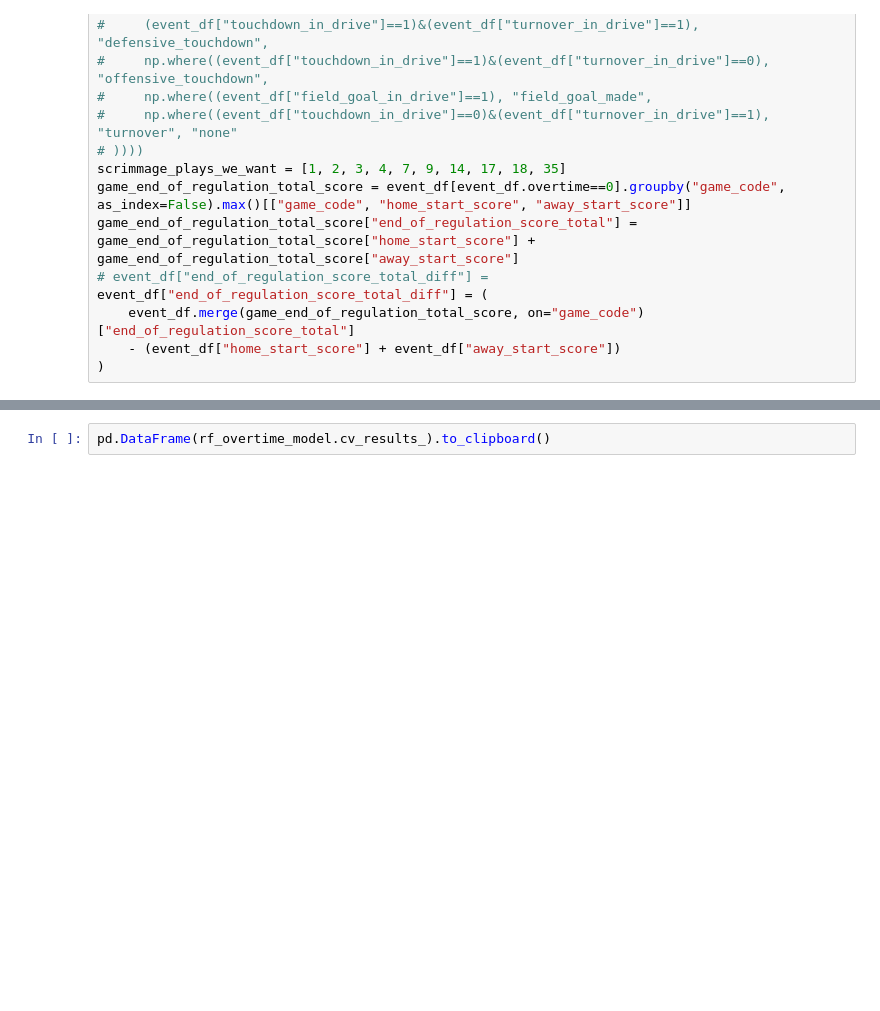
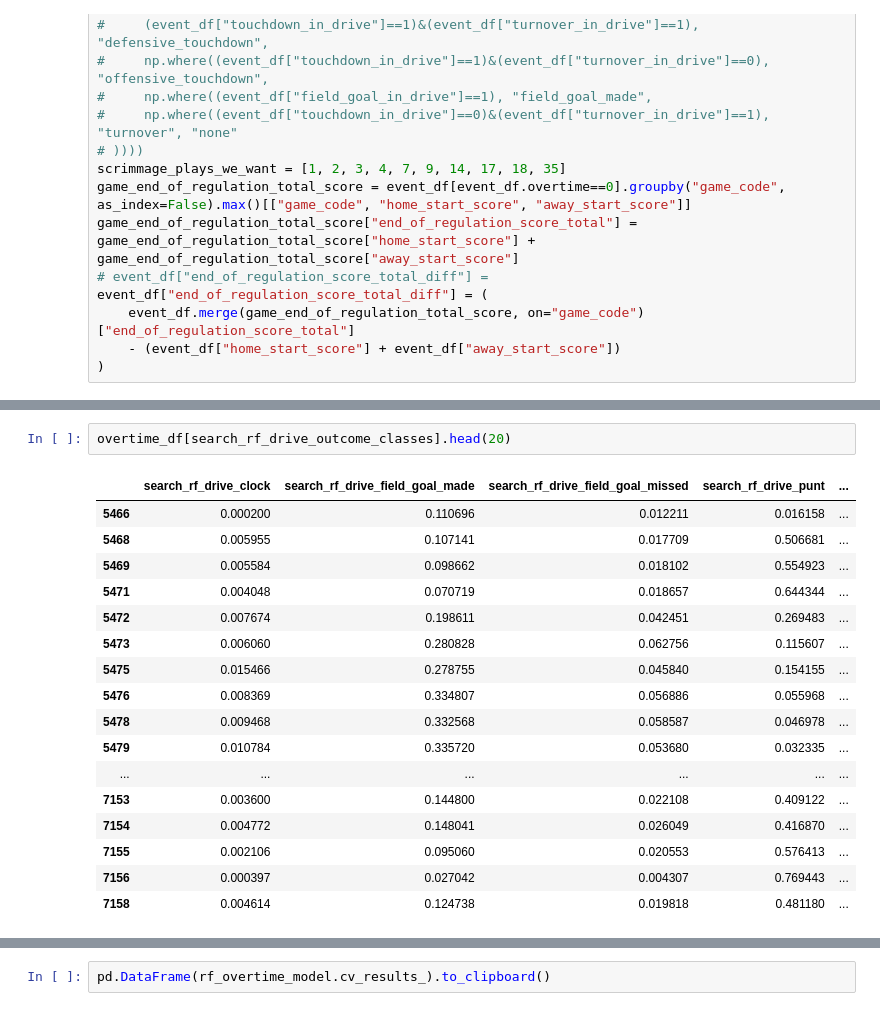
Before and after one commit to lucas-haupt/nfl-live-win-probability, a Jupyter notebook: notebooks/overtime_model.ipynb, the cells around one changed output, grey strips where cells are left out. Cells and saved outputs as stored; diff of their text form; blank space fills up the shorter version.

```diff
--- a/notebooks/overtime_model.ipynb
+++ b/notebooks/overtime_model.ipynb
@@ -283,3 +391,23 @@ overtime_df = flip_and_reverse_it(model_df[mask_model][input_names_score_pred +s
+# %%
+overtime_df[search_rf_drive_outcome_classes].head(20)
+# %% [output]
+|  | search_rf_drive_clock | search_rf_drive_field_goal_made | search_rf_drive_field_goal_missed | search_rf_drive_punt | ... |
+| 5466 | 0.000200 | 0.110696 | 0.012211 | 0.016158 | ... |
+| 5468 | 0.005955 | 0.107141 | 0.017709 | 0.506681 | ... |
+| 5469 | 0.005584 | 0.098662 | 0.018102 | 0.554923 | ... |
+| 5471 | 0.004048 | 0.070719 | 0.018657 | 0.644344 | ... |
+| 5472 | 0.007674 | 0.198611 | 0.042451 | 0.269483 | ... |
+| 5473 | 0.006060 | 0.280828 | 0.062756 | 0.115607 | ... |
+| 5475 | 0.015466 | 0.278755 | 0.045840 | 0.154155 | ... |
+| 5476 | 0.008369 | 0.334807 | 0.056886 | 0.055968 | ... |
+| 5478 | 0.009468 | 0.332568 | 0.058587 | 0.046978 | ... |
+| 5479 | 0.010784 | 0.335720 | 0.053680 | 0.032335 | ... |
+| ... | ... | ... | ... | ... | ... |
+| 7153 | 0.003600 | 0.144800 | 0.022108 | 0.409122 | ... |
+| 7154 | 0.004772 | 0.148041 | 0.026049 | 0.416870 | ... |
+| 7155 | 0.002106 | 0.095060 | 0.020553 | 0.576413 | ... |
+| 7156 | 0.000397 | 0.027042 | 0.004307 | 0.769443 | ... |
+| 7158 | 0.004614 | 0.124738 | 0.019818 | 0.481180 | ... |
 # %%
 overtime_first_play = overtime_df[["team_team_has_ball", "drive_id", "is_team", "game_code"]].dropna().drop_duplicates(["game_code", "is_team"])
 overtime_df["first_team_team_has_ball"] = overtime_df.merge(overtime_first_play, on=["game_code", "is_team"], how="left")["team_team_has_ball_y"].values
```
Also changed, not shown: parts of 61 cells of this notebook, 8 other files.
